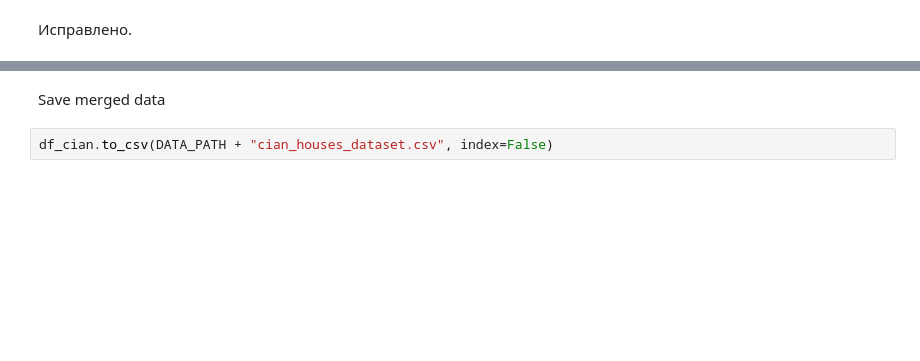
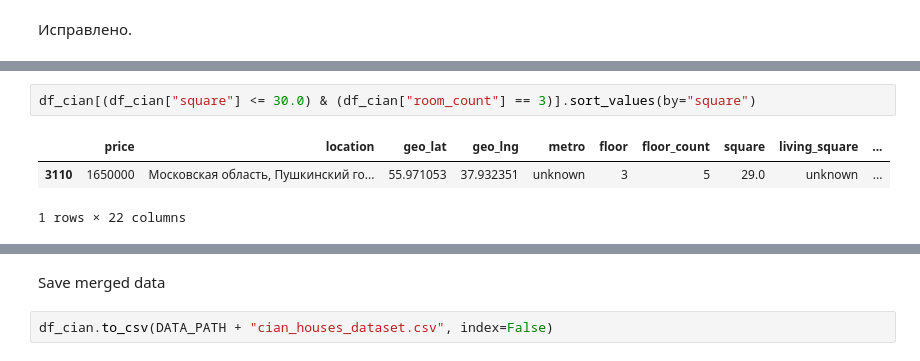
Before and after one commit to sanonesan/cian_houses_2024, a Jupyter notebook: notebooks/preprocessing_data_for_EDA.ipynb, the cells around one changed output, grey strips where cells are left out. Cells and saved outputs as stored; diff of their text form; blank space fills up the shorter version.

```diff
--- a/notebooks/preprocessing_data_for_EDA.ipynb
+++ b/notebooks/preprocessing_data_for_EDA.ipynb
@@ -201,0 +213,6 @@ Name: metro, dtype: object
+# %%
+df_cian[(df_cian["square"] <= 30.0) & (df_cian["room_count"] == 3)].sort_values(by="square")
+# %% [output]
+|  | price | location | geo_lat | geo_lng | metro | floor | floor_count | square | living_square | ... |
+| 3110 | 1650000 | Московская область, Пушкинский го... | 55.971053 | 37.932351 | unknown | 3 | 5 | 29.0 | unknown | ... |
+1 rows × 22 columns
```
Also changed, not shown: parts of 10 cells of this notebook, 6 other files.
